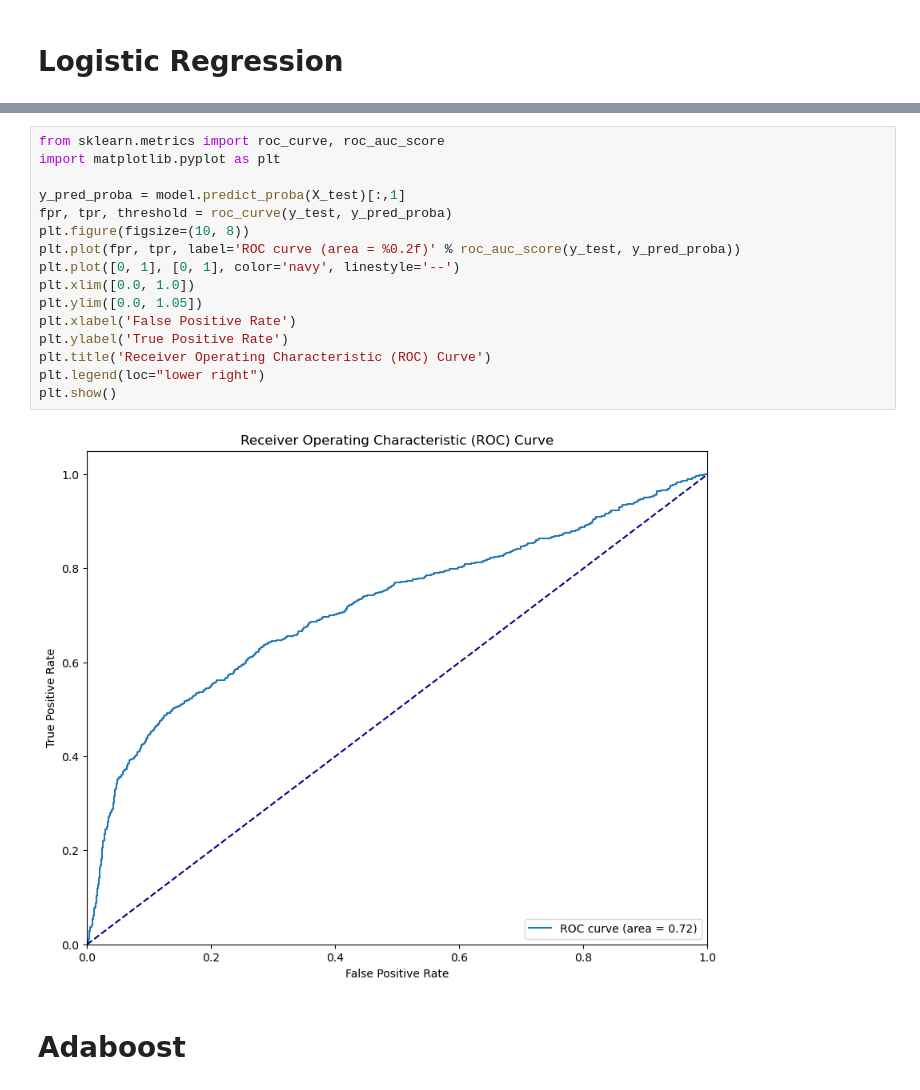
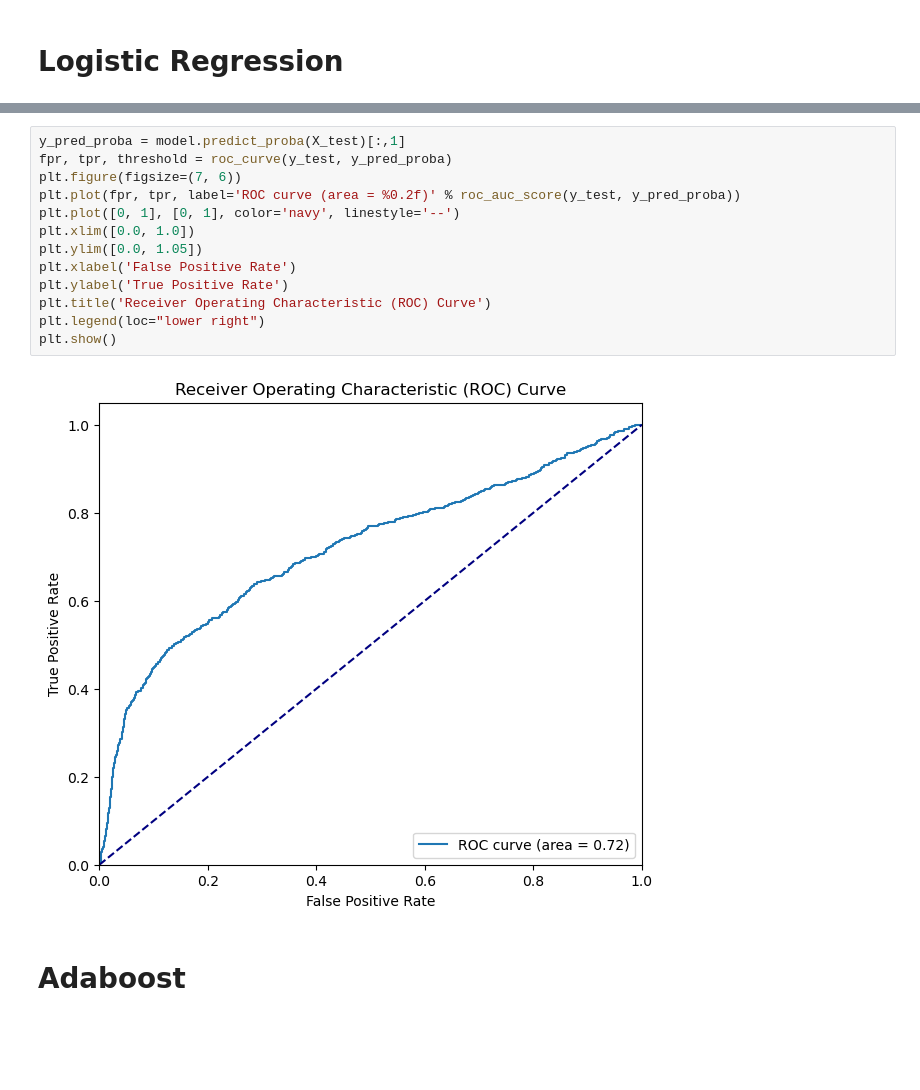
Before and after one commit to COGS118A/Group026-SP23, a Jupyter notebook: test.ipynb, the cells around one changed output, grey strips where cells are left out. Cells and saved outputs as stored; diff of their text form; blank space fills up the shorter version.

```diff
--- a/test.ipynb
+++ b/test.ipynb
@@ -166,21 +231,18 @@ Accuracy: 0.8096666666666666
 # %%
-from sklearn.metrics import roc_curve, roc_auc_score
-import matplotlib.pyplot as plt
-
 y_pred_proba = model.predict_proba(X_test)[:,1]
 fpr, tpr, threshold = roc_curve(y_test, y_pred_proba)
-plt.figure(figsize=(10, 8))
+plt.figure(figsize=(7, 6))
 plt.plot(fpr, tpr, label='ROC curve (area = %0.2f)' % roc_auc_score(y_test, y_pred_proba))
 plt.plot([0, 1], [0, 1], color='navy', linestyle='--')
 plt.xlim([0.0, 1.0])
 plt.ylim([0.0, 1.05])
 plt.xlabel('False Positive Rate')
 plt.ylabel('True Positive Rate')
 plt.title('Receiver Operating Characteristic (ROC) Curve')
 plt.legend(loc="lower right")
 plt.show()
 # %% [output]
-[figure, old version]
+[figure, new version]
 # %% [markdown]
 # Adaboost
 # %%
```
Also changed, not shown: parts of 20 cells of this notebook.
